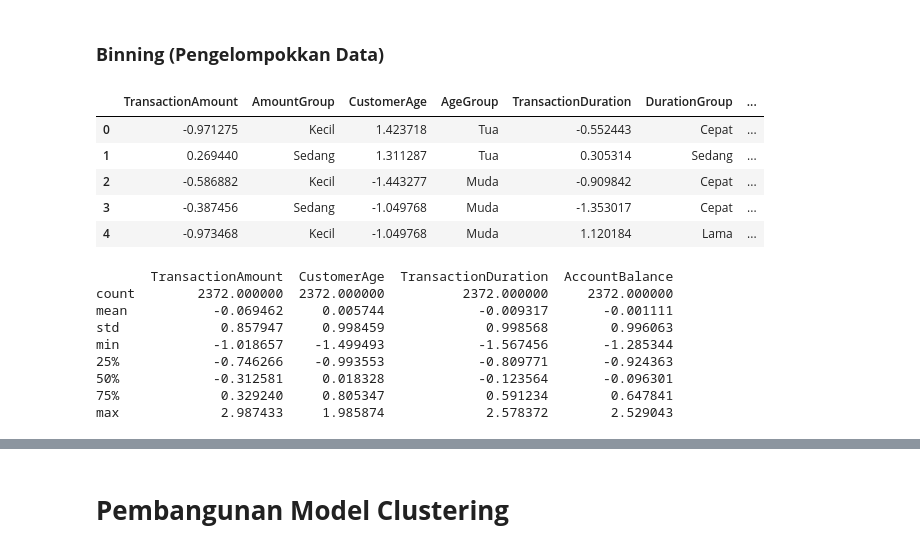
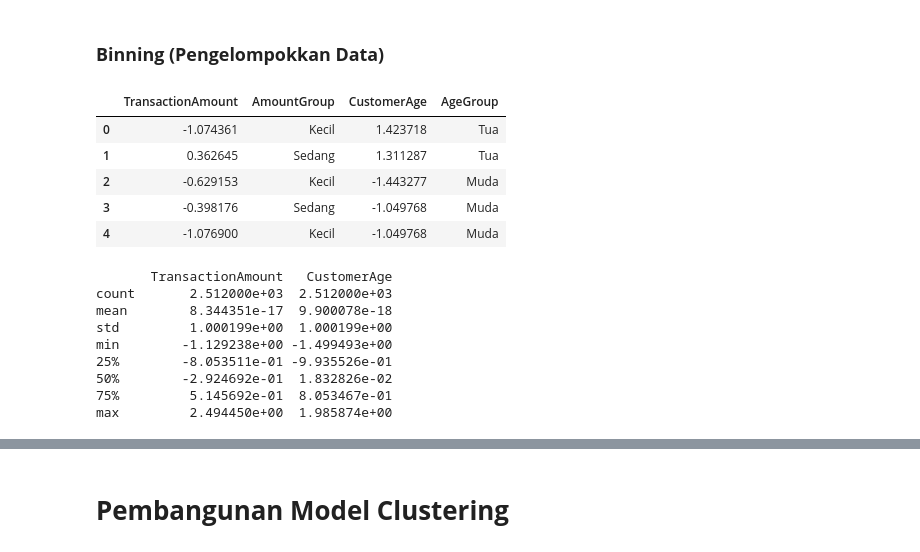
Before and after one commit to yovelakalista23/BMLP, a Jupyter notebook: [Clustering]_Subsmission_Akhir_BMLP_Yovela_Kalista_Avansa.ipynb, the cells around one changed output, grey strips where cells are left out. Cells and saved outputs as stored; diff of their text form; code cells hidden in the pictures.

```diff
--- a/[Clustering]_Subsmission_Akhir_BMLP_Yovela_Kalista_Avansa.ipynb
+++ b/[Clustering]_Subsmission_Akhir_BMLP_Yovela_Kalista_Avansa.ipynb
@@ -8,7 +8,7 @@ import matplotlib.pyplot as plt
 # %% [markdown]
 # **Memuat Dataset**
 # %%
-transaksi = pd.read_csv("https://raw.githubusercontent.com/yovelakalista23/BMLP/refs/heads/main/dataset/bank_transactions_data_2.csv")
+transaksi = pd.read_csv("https://raw.githubusercontent.com/yovelakalista23/BMLP/refs/heads/main/dataset_inisiasi.csv")
 transaksi.head()
 # %% [output]
 |  | TransactionID | AccountID | TransactionAmount | TransactionDate | TransactionType | Location | DeviceID | ... |
@@ -264,0 +233,12 @@ transaksi_relevant.head()
+# %%
+# Menangani Outlier dengan memberikan nilai batas terdekat
+for feature in fitur_numerik:
+    Q1 = transaksi[feature].quantile(0.25)
+    Q3 = transaksi[feature].quantile(0.75)
+    IQR = Q3 - Q1
+    lower_bound = Q1 - 1.5 * IQR
+    upper_bound = Q3 + 1.5 * IQR
+
+    transaksi[feature] = transaksi[feature].apply(
+        lambda x: lower_bound if x < lower_bound else upper_bound if x > upper_bound else x
+    )
@@ -270,17 +263,14 @@ Menormalisasikan pada data numerik yaitu TransactionAmount, CustomerAge, Transac
 from sklearn.preprocessing import StandardScaler
 
 # Pilih kolom numerik untuk dinormalisasi
-numerical_columns = [
-    'TransactionAmount', 'CustomerAge', 'TransactionDuration',
-    'LoginAttempts', 'AccountBalance'
-]
+numerical_columns = ['TransactionAmount', 'CustomerAge']
 
 # Inisialisasi StandardScaler
 scaler = StandardScaler()
 
 # Terapkan normalisasi pada kolom numerik
-transaksi_relevant[numerical_columns] = scaler.fit_transform(transaksi_relevant[numerical_columns])
+transaksi[numerical_columns] = scaler.fit_transform(transaksi[numerical_columns])
 
 # Cek hasilnya
-print(transaksi_relevant.head())
+print(transaksi.head())
 # %% [output]
@@ -365,50 +303,40 @@ Pakai pd.get_dummies + pecah Debit/Credit supaya semua fitur berbentuk angka, be
 # %% [markdown]
 ### **Binning (Pengelompokkan Data)**
 # %%
-transaksi_binned = transaksi_encoded.copy()
+transaksi_binned = transaksi.copy()
 
 # Binning untuk TransactionAmount
 bins_amount = [-float('inf'), -0.5, 0.5, float('inf')]  # Kecil, Sedang, Besar
 labels_amount = ['Kecil', 'Sedang', 'Besar']
 transaksi_binned['AmountGroup'] = pd.cut(transaksi_binned['TransactionAmount'], bins=bins_amount, labels=labels_amount)
 
 # Binning untuk CustomerAge
 bins_age = [-float('inf'), 0, 1, float('inf')]  # Muda, Dewasa, Tua
 labels_age = ['Muda', 'Dewasa', 'Tua']
 transaksi_binned['AgeGroup'] = pd.cut(transaksi_binned['CustomerAge'], bins=bins_age, labels=labels_age)
 
-# Binning untuk TransactionDuration
-bins_duration = [-float('inf'), 0, 1, float('inf')]  # Cepat, Sedang, Lama
-labels_duration = ['Cepat', 'Sedang', 'Lama']
-transaksi_binned['DurationGroup'] = pd.cut(transaksi_binned['TransactionDuration'], bins=bins_duration, labels=labels_duration)
-
-# Binning untuk AccountBalance
-bins_balance = [-float('inf'), 0, 1, float('inf')]  # Rendah, Sedang, Tinggi
-labels_balance = ['Rendah', 'Sedang', 'Tinggi']
-transaksi_binned['BalanceGroup'] = pd.cut(transaksi_binned['AccountBalance'], bins=bins_balance, labels=labels_balance)
 
 # Menampilkan hasil binning
-transaksi_binned[['TransactionAmount', 'AmountGroup', 'CustomerAge', 'AgeGroup',
-                   'TransactionDuration', 'DurationGroup', 'AccountBalance', 'BalanceGroup']].head()
+transaksi_binned[['TransactionAmount', 'AmountGroup', 'CustomerAge', 'AgeGroup']].head()
 # %% [output]
-|  | TransactionAmount | AmountGroup | CustomerAge | AgeGroup | TransactionDuration | DurationGroup | ... |
-| 0 | -0.971275 | Kecil | 1.423718 | Tua | -0.552443 | Cepat | ... |
-| 1 | 0.269440 | Sedang | 1.311287 | Tua | 0.305314 | Sedang | ... |
-| 2 | -0.586882 | Kecil | -1.443277 | Muda | -0.909842 | Cepat | ... |
-| 3 | -0.387456 | Sedang | -1.049768 | Muda | -1.353017 | Cepat | ... |
-| 4 | -0.973468 | Kecil | -1.049768 | Muda | 1.120184 | Lama | ... |
+|  | TransactionAmount | AmountGroup | CustomerAge | AgeGroup |
+| 0 | -1.074361 | Kecil | 1.423718 | Tua |
+| 1 | 0.362645 | Sedang | 1.311287 | Tua |
+| 2 | -0.629153 | Kecil | -1.443277 | Muda |
+| 3 | -0.398176 | Sedang | -1.049768 | Muda |
+| 4 | -1.076900 | Kecil | -1.049768 | Muda |
 # %%
-print(transaksi_binned[['TransactionAmount', 'CustomerAge', 'TransactionDuration', 'AccountBalance']].describe())
+print(transaksi_binned[['TransactionAmount', 'CustomerAge']].describe())
 # %% [output]
-       TransactionAmount  CustomerAge  TransactionDuration  AccountBalance
-count        2372.000000  2372.000000          2372.000000     2372.000000
-mean           -0.069462     0.005744            -0.009317       -0.001111
-std             0.857947     0.998459             0.998568        0.996063
-min            -1.018657    -1.499493            -1.567456       -1.285344
-25%            -0.746266    -0.993553            -0.809771       -0.924363
-50%            -0.312581     0.018328            -0.123564       -0.096301
-75%             0.329240     0.805347             0.591234        0.647841
-max             2.987433     1.985874             2.578372        2.529043
+       TransactionAmount   CustomerAge
+count       2.512000e+03  2.512000e+03
+mean        8.344351e-17  9.900078e-18
+std         1.000199e+00  1.000199e+00
+min        -1.129238e+00 -1.499493e+00
+25%        -8.053511e-01 -9.935526e-01
+50%        -2.924692e-01  1.832826e-02
+75%         5.145692e-01  8.053467e-01
+max         2.494450e+00  1.985874e+00
 # %%
 transaksi_binned.head()
 # %% [output]
```
Also changed, not shown: parts of 37 cells of this notebook.
